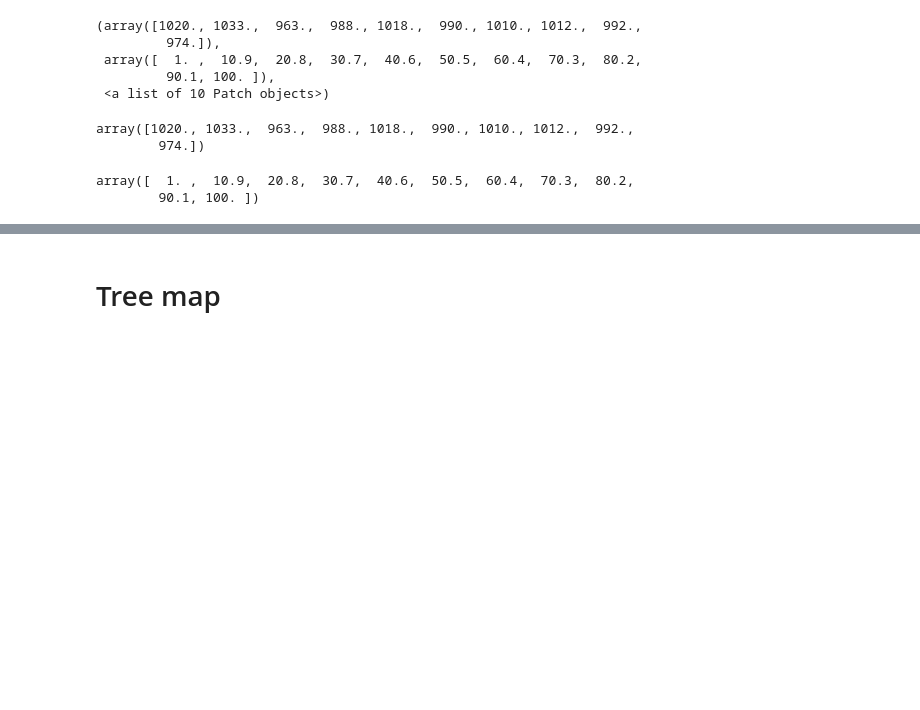
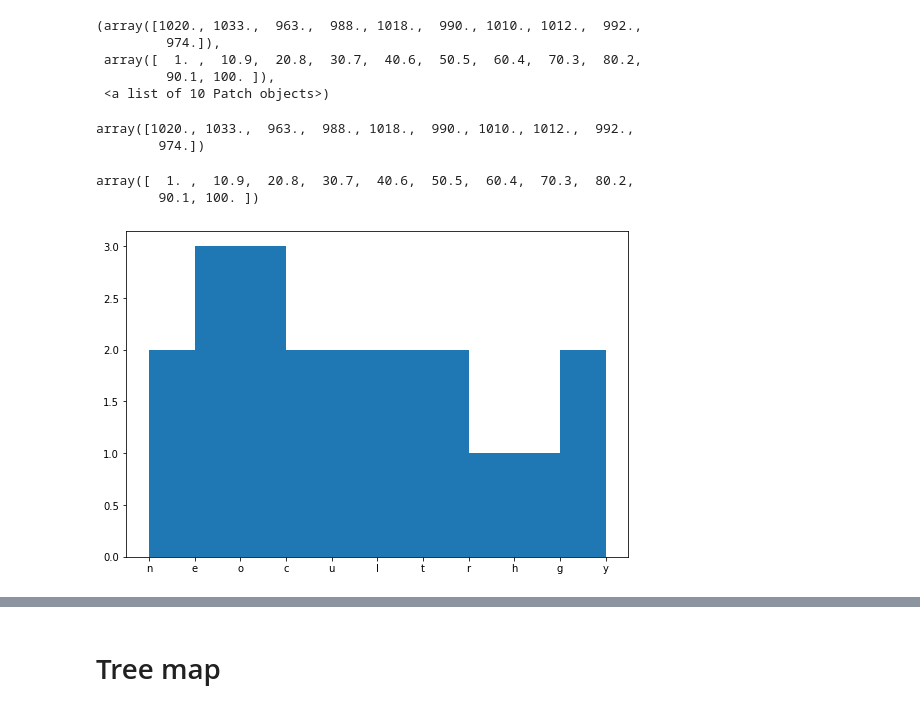
Before and after one commit to kumoromilee/BasicProg_DataViz65, a Jupyter notebook: DataViz04_Data_Comparison.ipynb, the cells around one changed output, grey strips where cells are left out. Drawn from its saved outputs; the diff is of its cells as text; code cells hidden in the pictures; blank space fills up the shorter version.

```diff
--- a/DataViz04_Data_Comparison.ipynb
+++ b/DataViz04_Data_Comparison.ipynb
@@ -396,8 +415,13 @@ histout[0]
 # %% [output]
 array([1020., 1033.,  963.,  988., 1018.,  990., 1010., 1012.,  992.,
         974.])
-# %%
-histout[1]
-# %% [output]
-array([  1. ,  10.9,  20.8,  30.7,  40.6,  50.5,  60.4,  70.3,  80.2,
-        90.1, 100. ])
+# %%
+histout[1]
+##ค่าไหนที่มีค่าตั้งแต่1-10.9 จะมาตกที่แท่งนี้หมดเลย
+# %% [output]
+array([  1. ,  10.9,  20.8,  30.7,  40.6,  50.5,  60.4,  70.3,  80.2,
+        90.1, 100. ])
+# %%
+histout2 = plt.hist(' n e o c u l t u r e t e c h n o l o g y '.split () )
+# %% [output]
+[figure, added]
```
Also changed, not shown: parts of 8 cells of this notebook.
